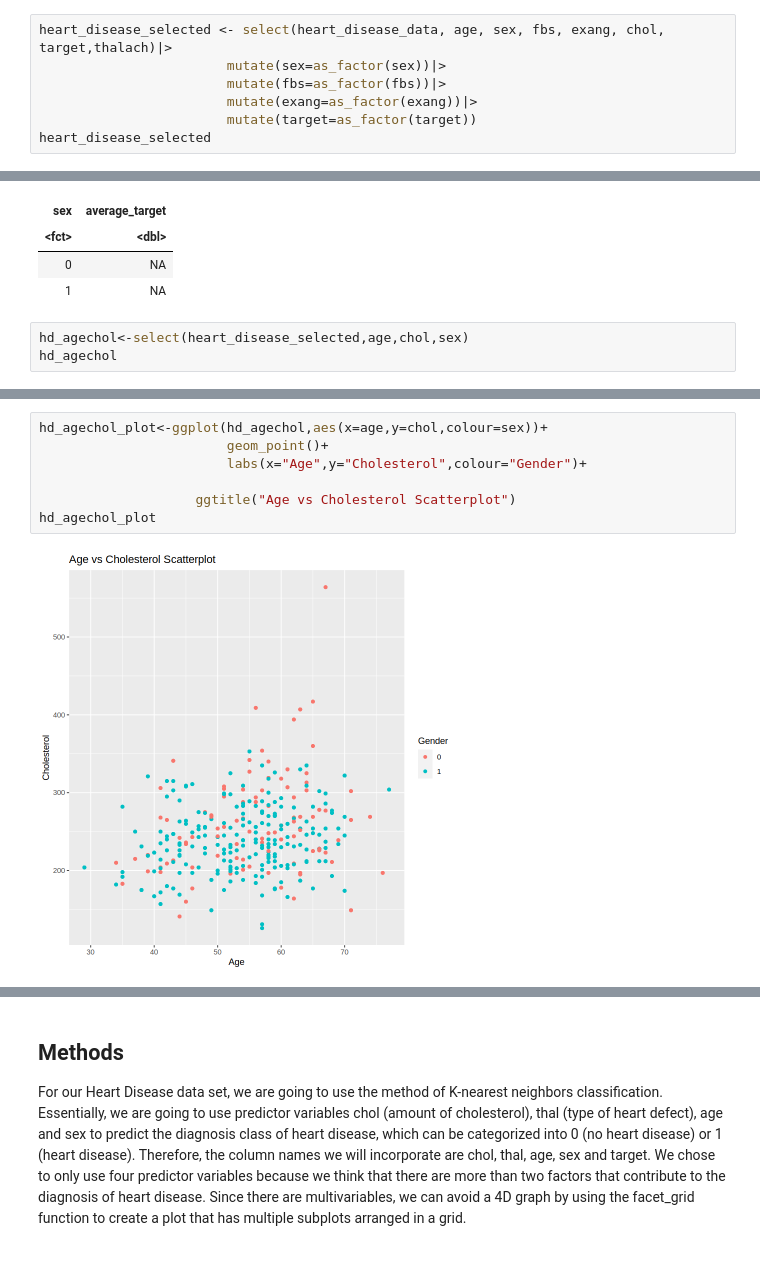
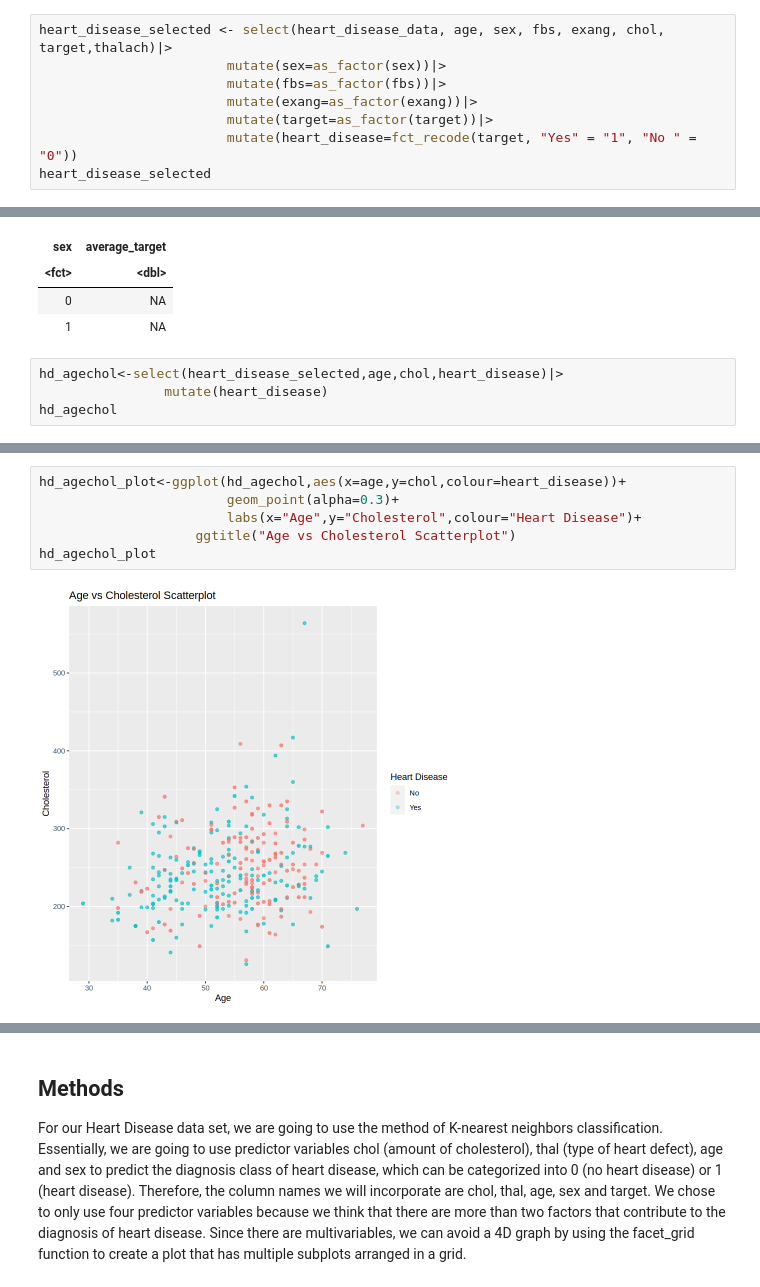
Before and after one commit to yma24ma/HeatDisease_kNNclassification, a Jupyter notebook: Group Project.ipynb, the cells around one changed output, grey strips where cells are left out. Cells and saved outputs as stored; diff of their text form.

Commit message:
mutating the variable and did some visualization of the data
I think two plots of the age and maximum heart rate is good enough. but i did one more . i think we should delete that

```diff
--- a/Group Project.ipynb
+++ b/Group Project.ipynb
@@ -84,6 +85,7 @@ heart_disease_selected <- select(heart_disease_data, age, sex, fbs, exang, chol,
                         mutate(sex=as_factor(sex))|>
                         mutate(fbs=as_factor(fbs))|>
                         mutate(exang=as_factor(exang))|>
-                        mutate(target=as_factor(target))
+                        mutate(target=as_factor(target))|>
+                        mutate(heart_disease=fct_recode(target, "Yes" = "1", "No " = "0"))
 heart_disease_selected
 # %% [output]
@@ -160,7 +160,8 @@ A tibble: 2 × 2
 | 0 | NA |
 | 1 | NA |
 # %%
-hd_agechol<-select(heart_disease_selected,age,chol,sex)
+hd_agechol<-select(heart_disease_selected,age,chol,heart_disease)|>
+                mutate(heart_disease)
 hd_agechol
 # %% [output]
 A tibble: 1025 × 3
@@ -180,9 +181,8 @@ A tibble: 1025 × 3
 # %%
-hd_agechol_plot<-ggplot(hd_agechol,aes(x=age,y=chol,colour=sex))+
-                        geom_point()+
-                        labs(x="Age",y="Cholesterol",colour="Gender")+
-
+hd_agechol_plot<-ggplot(hd_agechol,aes(x=age,y=chol,colour=heart_disease))+
+                        geom_point(alpha=0.3)+
+                        labs(x="Age",y="Cholesterol",colour="Heart Disease")+
                     ggtitle("Age vs Cholesterol Scatterplot")
 hd_agechol_plot
 # %% [output]
-[figure, old version]
+[figure, new version]
```
Also changed, not shown: parts of 8 cells of this notebook.
